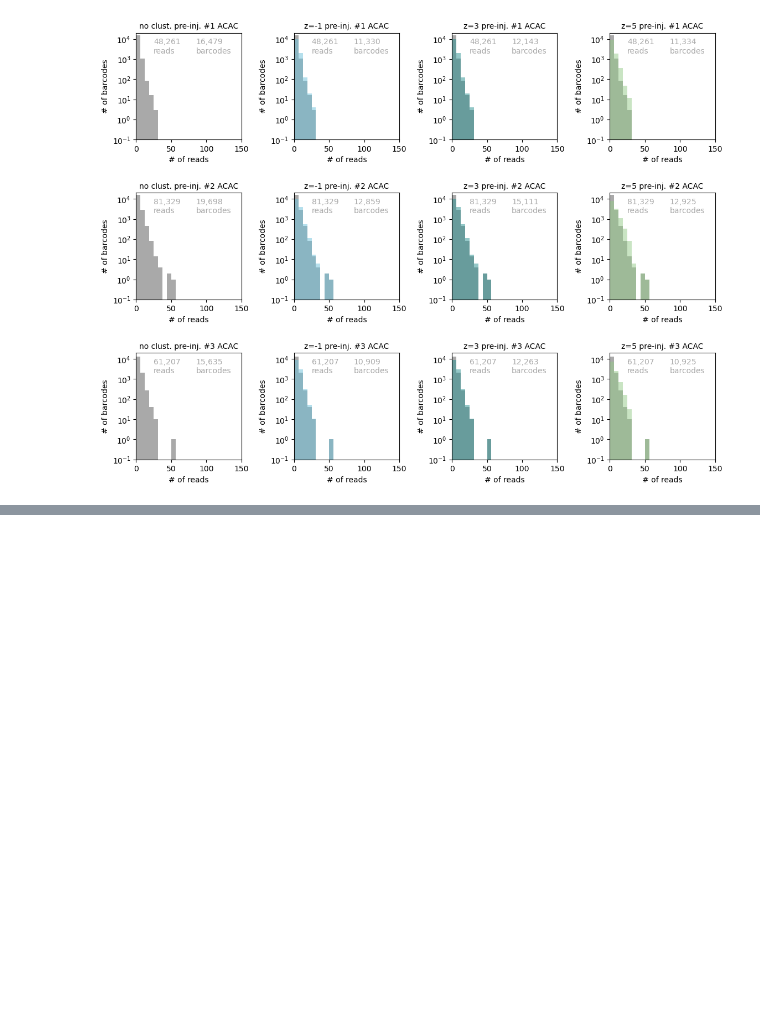
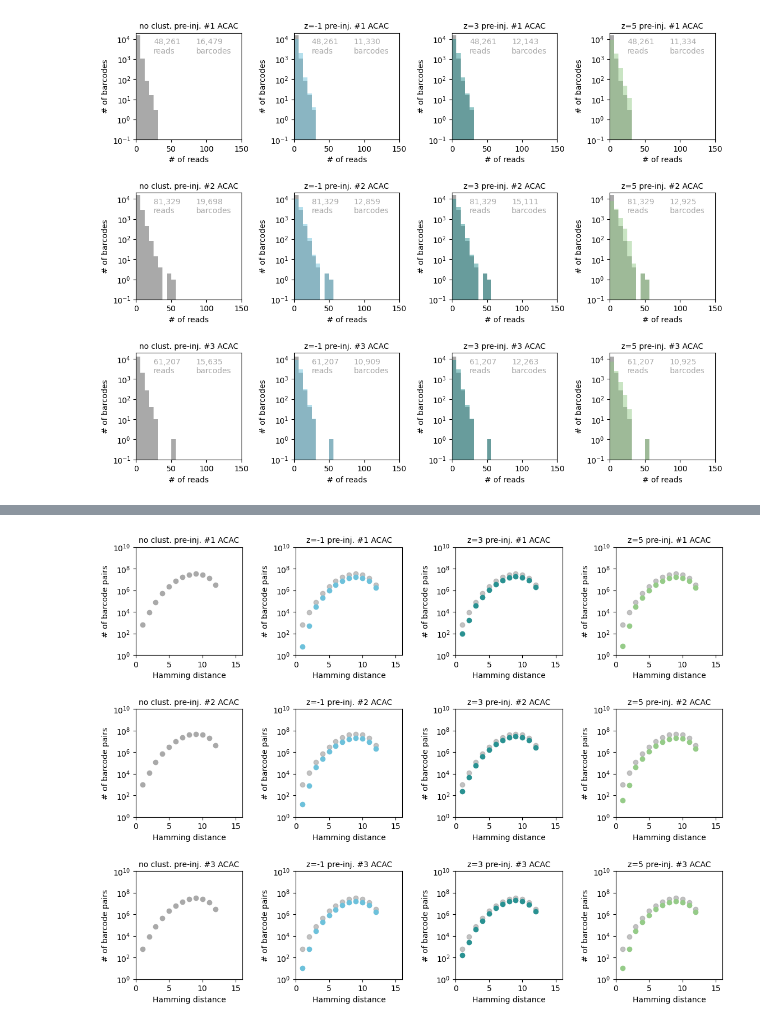
Before and after one commit to alyulina/metastatic-phenotypes, a Jupyter notebook: clustering-testing-comparing-results_08.30.23.ipynb, the cells around one changed output, grey strips where cells are left out. Drawn from its saved outputs; the diff is of its cells as text; code cells hidden in the pictures; blank space fills up the shorter version.

```diff
--- a/clustering-testing-comparing-results_08.30.23.ipynb
+++ b/clustering-testing-comparing-results_08.30.23.ipynb
@@ -344,14 +369,14 @@ for i in range(12):
 def hamming(x, y):
     return sum(i != j for i, j in zip(x, y))
 # %%
-ind = 2
+i = 2
 for j in range(len(samples_pre_inj)):
-    pre_clust_bc_list = np.array(list(pre_inj_pre_clust_clID_bc_count[samples_pre_inj[j]][clIDs[ind]].keys()))
-    z1_clust_bc_list = np.array(pre_inj_z1_clust_clID_bc[samples_pre_inj[j]][clIDs[ind]])
-    z3_clust_bc_list = np.array(pre_inj_z1_clust_clID_bc[samples_pre_inj[j]][clIDs[ind]])
-    z5_clust_bc_list = np.array(pre_inj_z1_clust_clID_bc[samples_pre_inj[j]][clIDs[ind]])
+    pre_clust_bc_list = np.array(list(pre_inj_pre_clust_clID_bc_count[samples_pre_inj[j]][clIDs[i]].keys()))
+    z1_clust_bc_list = np.array(pre_inj_z1_clust_clID_bc[samples_pre_inj[j]][clIDs[i]])
+    z3_clust_bc_list = np.array(pre_inj_z3_clust_clID_bc[samples_pre_inj[j]][clIDs[i]])
+    z5_clust_bc_list = np.array(pre_inj_z5_clust_clID_bc[samples_pre_inj[j]][clIDs[i]])
 
-    np.save(f"pre_clust_bc_list_{samples_pre_inj[j]}_{clIDs[ind]}.npy", pre_clust_bc_list)
-    np.save(f"z=-1_clust_bc_list_{samples_pre_inj[j]}_{clIDs[ind]}.npy", z1_clust_bc_list)
-    np.save(f"z=3_clust_bc_list_{samples_pre_inj[j]}_{clIDs[ind]}.npy", z3_clust_bc_list)
-    np.save(f"z=5_clust_bc_list_{samples_pre_inj[j]}_{clIDs[ind]}.npy", z5_clust_bc_list)
+    np.save(f"pre_clust_bc_list_{samples_pre_inj[j]}_{clIDs[i]}.npy", pre_clust_bc_list)
+    np.save(f"z=-1_clust_bc_list_{samples_pre_inj[j]}_{clIDs[i]}.npy", z1_clust_bc_list)
+    np.save(f"z=3_clust_bc_list_{samples_pre_inj[j]}_{clIDs[i]}.npy", z3_clust_bc_list)
+    np.save(f"z=5_clust_bc_list_{samples_pre_inj[j]}_{clIDs[i]}.npy", z5_clust_bc_list)
@@ -376,18 +514,12 @@ for i in range(12):
                 clID_n_reads = sum(pre_inj_pre_clust_clID_count[samples_pre_inj[j]][clIDs[ind]])
                 clID_n_bc = len(pre_inj_pre_clust_clID_count[samples_pre_inj[j]][clIDs[ind]])
 
-                bc_list = list(pre_inj_pre_clust_clID_bc_count[samples_pre_inj[j]][clIDs[ind]].keys())
-                hammings = []
-                for k in list(itertools.combinations(bc_list, 2)):
-                    hammings.append(hamming(k[0], k[1]))
-                hamming_count = [[x, hammings.count(x)] for x in set(hammings)]
+                plt.scatter([x[0] for x in pre_clust_hammings[samples_pre_inj[j]]], [x[1] for x in pre_clust_hammings[samples_pre_inj[j]]], color='#a9a9a9')
 
-                plt.hist(pre_inj_pre_clust_clID_count[samples_pre_inj[j]][clIDs[ind]], bins=np.linspace(0,150,25), color='#a9a9a9', alpha=1)
-
-                plt.text(25, 2e3, f"{clID_n_reads:,}" + '\nreads', color='#a9a9a9')
-                plt.text(85, 2e3, f"{clID_n_bc:,}" + '\nbarcodes', color='#a9a9a9')
+                #plt.text(25, 2e3, f"{clID_n_reads:,}" + '\nreads', color='#a9a9a9')
+                #plt.text(85, 2e3, f"{clID_n_bc:,}" + '\nbarcodes', color='#a9a9a9')
                 plt.yscale('log'); plt.minorticks_off()
-                plt.xlim(0, 150); plt.ylim(0.1, 2e4)
+                plt.xlim(0, 16); plt.ylim(1e0, 1e10)
 
                 plt.ylabel('# of barcode pairs', fontsize=10);
                 plt.xlabel('Hamming distance', fontsize=10);
@@ -400,13 +532,13 @@ for i in range(12):
                 clID_n_reads = sum(pre_inj_z1_clust_clID_count[samples_pre_inj[j]][clIDs[ind]])
                 clID_n_bc = len(pre_inj_z1_clust_clID_count[samples_pre_inj[j]][clIDs[ind]])
 
-                plt.hist(pre_inj_pre_clust_clID_count[samples_pre_inj[j]][clIDs[ind]], bins=np.linspace(0,150,25), color='#a9a9a9', alpha=1)
-                plt.hist(pre_inj_z3_clust_clID_count[samples_pre_inj[j]][clIDs[ind]], bins=np.linspace(0,150,25), color=colors[0], alpha=0.5)
+                plt.scatter([x[0] for x in pre_clust_hammings[samples_pre_inj[j]]], [x[1] for x in pre_clust_hammings[samples_pre_inj[j]]], color='#a9a9a9', alpha=0.7)
+                plt.scatter([x[0] for x in z1_clust_hammings[samples_pre_inj[j]]], [x[1] for x in z1_clust_hammings[samples_pre_inj[j]]], color=colors[0])
 
-                plt.text(25, 2e3, f"{clID_n_reads:,}" + '\nreads', color='#a9a9a9')
-                plt.text(85, 2e3, f"{clID_n_bc:,}" + '\nbarcodes', color='#a9a9a9')
+                #plt.text(25, 2e3, f"{clID_n_reads:,}" + '\nreads', color='#a9a9a9')
+                #plt.text(85, 2e3, f"{clID_n_bc:,}" + '\nbarcodes', color='#a9a9a9')
                 plt.yscale('log'); plt.minorticks_off()
-                plt.xlim(0, 150); plt.ylim(0.1, 2e4)
+                plt.xlim(0, 16); plt.ylim(1e0, 1e10)
 
                 plt.ylabel('# of barcode pairs', fontsize=10);
                 plt.xlabel('Hamming distance', fontsize=10);
@@ -415,40 +547,42 @@ for i in range(12):
 
     if i % 4 == 2: # z=3
         for j in range(len(samples_pre_inj)):
             if i // 4 == j:
                 clID_n_reads = sum(pre_inj_z3_clust_clID_count[samples_pre_inj[j]][clIDs[ind]])
                 clID_n_bc = len(pre_inj_z3_clust_clID_count[samples_pre_inj[j]][clIDs[ind]])
 
-                plt.hist(pre_inj_pre_clust_clID_count[samples_pre_inj[j]][clIDs[ind]], bins=np.linspace(0,150,25), color='#a9a9a9', alpha=1)
-                plt.hist(pre_inj_z3_clust_clID_count[samples_pre_inj[j]][clIDs[ind]], bins=np.linspace(0,150,25), color=colors[1], alpha=0.5)
+                plt.scatter([x[0] for x in pre_clust_hammings[samples_pre_inj[j]]], [x[1] for x in pre_clust_hammings[samples_pre_inj[j]]], color='#a9a9a9', alpha=0.7)
+                plt.scatter([x[0] for x in z3_clust_hammings[samples_pre_inj[j]]], [x[1] for x in z3_clust_hammings[samples_pre_inj[j]]], color=colors[1])
 
-                plt.text(25, 2e3, f"{clID_n_reads:,}" + '\nreads', color='#a9a9a9')
-                plt.text(85, 2e3, f"{clID_n_bc:,}" + '\nbarcodes', color='#a9a9a9')
+                #plt.text(25, 2e3, f"{clID_n_reads:,}" + '\nreads', color='#a9a9a9')
+                #plt.text(85, 2e3, f"{clID_n_bc:,}" + '\nbarcodes', color='#a9a9a9')
                 plt.yscale('log'); plt.minorticks_off()
-                plt.xlim(0, 150); plt.ylim(0.1, 2e4)
+                plt.xlim(0, 16); plt.ylim(1e0, 1e10)
 
                 plt.ylabel('# of barcode pairs', fontsize=10);
                 plt.xlabel('Hamming distance', fontsize=10);
                 plt.title('z=3 pre-inj. #' + str(j + 1) + ' ' + str(clIDs[ind]), size=10)
 
 
     if i % 4 == 3: # z=5
         for j in range(len(samples_pre_inj)):
             if i // 4 == j:
                 clID_n_reads = sum(pre_inj_z5_clust_clID_count[samples_pre_inj[j]][clIDs[ind]])
                 clID_n_bc = len(pre_inj_z5_clust_clID_count[samples_pre_inj[j]][clIDs[ind]])
 
-                plt.hist(pre_inj_pre_clust_clID_count[samples_pre_inj[j]][clIDs[ind]], bins=np.linspace(0,150,25), color='#a9a9a9', alpha=1)
-                plt.hist(pre_inj_z5_clust_clID_count[samples_pre_inj[j]][clIDs[ind]], bins=np.linspace(0,150,25), color=colors[2], alpha=0.5)
+                plt.scatter([x[0] for x in pre_clust_hammings[samples_pre_inj[j]]], [x[1] for x in pre_clust_hammings[samples_pre_inj[j]]], color='#a9a9a9', alpha=0.7)
+                plt.scatter([x[0] for x in z5_clust_hammings[samples_pre_inj[j]]], [x[1] for x in z5_clust_hammings[samples_pre_inj[j]]], color=colors[2])
 
-                plt.text(25, 2e3, f"{clID_n_reads:,}" + '\nreads', color='#a9a9a9')
-                plt.text(85, 2e3, f"{clID_n_bc:,}" + '\nbarcodes', color='#a9a9a9')
+                #plt.text(25, 2e3, f"{clID_n_reads:,}" + '\nreads', color='#a9a9a9')
+                #plt.text(85, 2e3, f"{clID_n_bc:,}" + '\nbarcodes', color='#a9a9a9')
                 plt.yscale('log'); plt.minorticks_off()
-                plt.xlim(0, 150); plt.ylim(0.1, 2e4)
+                plt.xlim(0, 16); plt.ylim(1e0, 1e10)
 
                 plt.ylabel('# of barcode pairs', fontsize=10);
                 plt.xlabel('Hamming distance', fontsize=10);
                 plt.title('z=5 pre-inj. #' + str(j + 1) + ' ' + str(clIDs[ind]), size=10)
 
 
 #plt.savefig('plots/pre-inj_hamming_d_comparison_' + clIDs[ind] + '_overlayed.png', dpi=600, bbox_inches='tight')
+# %% [output]
+[figure, added]
```
Also changed, not shown: parts of 15 cells of this notebook.
